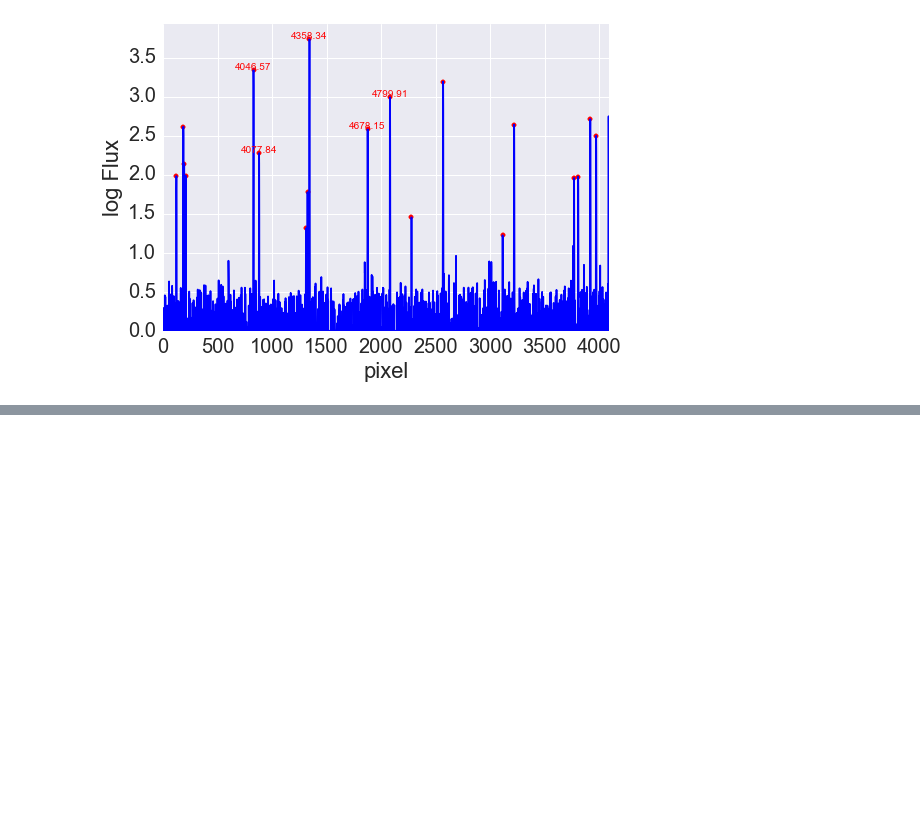
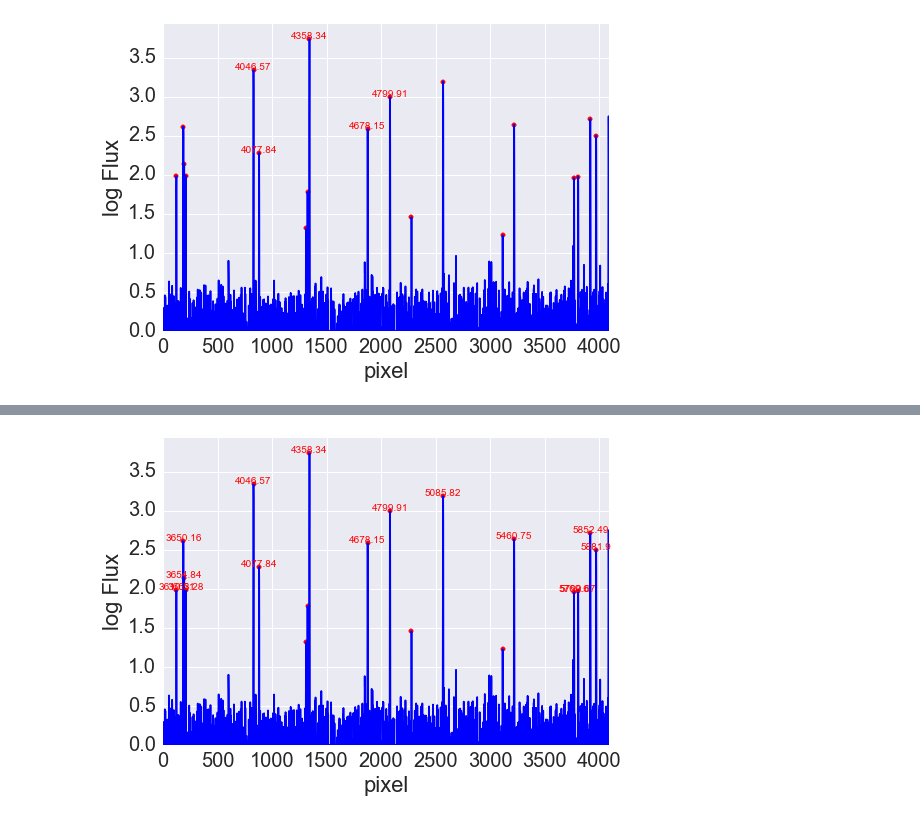
Before and after one commit to desihub/desispec, a Jupyter notebook: doc/nb/Boot_Calibs.ipynb, the cells around one changed output, grey strips where cells are left out. Cells and saved outputs as stored; diff of their text form; code cells hidden in the pictures; blank space fills up the shorter version.

Commit message:
more wavelengths

```diff
--- a/doc/nb/Boot_Calibs.ipynb
+++ b/doc/nb/Boot_Calibs.ipynb
@@ -734,0 +721,22 @@ xdb.xplot(arc_spec)
+# %%
+# Forward fit
+pixwv_fit = xafits.func_fit(np.array(id_dict['id_pix']),np.array(id_dict['id_wave']),'polynomial',3,xmin=0.,xmax=1.)
+# %%
+# Loop on non-IDs
+wv_toler = 3.*dlamb # Ang
+for ii,ixpk in enumerate(xpk):
+    if ii in id_dict['id_idx']:
+        continue
+    # Predict wavelength
+    wv_pk = xafits.func_val(ixpk,pixwv_fit)
+    # Search for a match
+    mt = np.where(np.abs(llist['wave']-wv_pk)<wv_toler)[0]
+    if len(mt) == 1:
+        print('Matched {:g} to {:g}'.format(ixpk,llist['wave'][mt[0]]))
+        id_dict['id_idx'].append(ii)
+        id_dict['id_pix'].append(ixpk)
+        id_dict['id_wave'].append(llist['wave'][mt[0]])
+# Sort
+id_dict['id_idx'].sort()
+id_dict['id_pix'].sort()
+id_dict['id_wave'].sort()
@@ -734,0 +763,20 @@ xdb.xplot(arc_spec)
+# %%
+# IDs
+plt.clf()
+yspec = np.log10(np.maximum(spec,1))
+xplt = np.arange(spec.size)
+plt.plot(xplt,yspec,'b-')
+plt.scatter(xpk,yspec[np.round(xpk).astype(int)],color='red')
+# Guesses
+for jj,pixpk in enumerate(id_dict['id_pix']):
+    plt.text(pixpk, yspec[int(np.round(pixpk))], '{:g}'.format(id_dict['id_wave'][jj]),
+         ha='center',color='red')
+#
+plt.ylim(0.,np.max(yspec)*1.05)
+plt.xlim(0,spec.size)
+plt.xlabel('pixel')
+plt.ylabel('log Flux')
+plt.show()
+plt.close()
+# %% [output]
+[figure, added]
```
Also changed, not shown: parts of 18 cells of this notebook, 1 other file.
